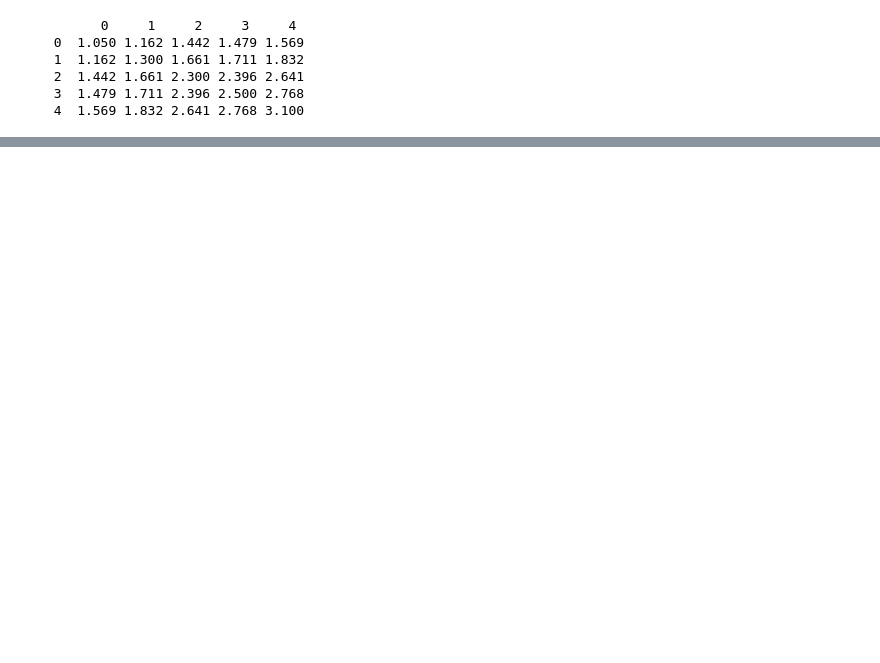
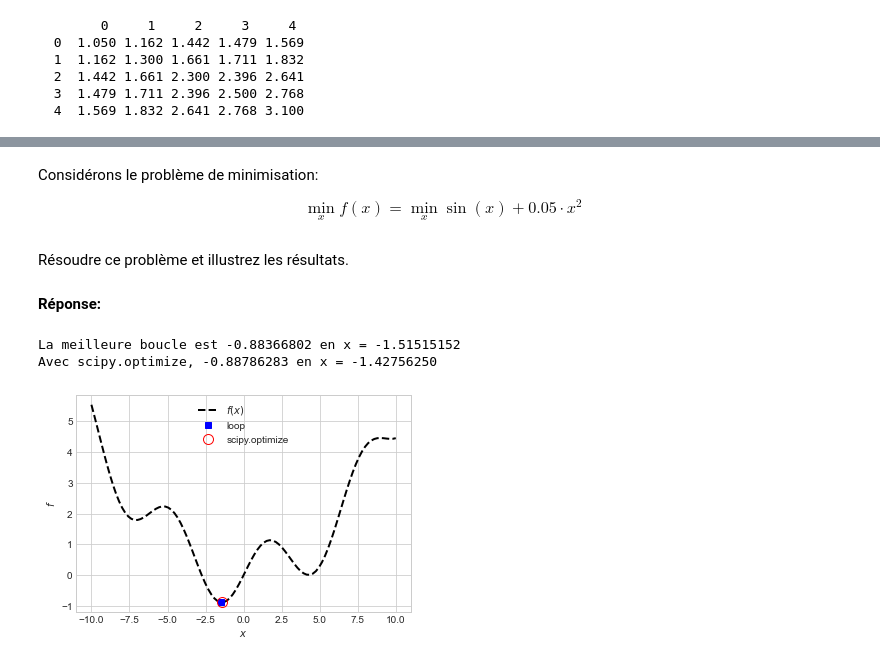
Before and after one commit to lugovalexa/Cours-UGA-Python-M1-Eco, a Jupyter notebook: Notebooks/Devoirs/Devoir_1/Devoir_1.ipynb, the cells around one changed output, grey strips where cells are left out. Cells and saved outputs as stored; diff of their text form; code cells hidden in the pictures; blank space fills up the shorter version.

```diff
--- a/Notebooks/Devoirs/Devoir_1/Devoir_1.ipynb
+++ b/Notebooks/Devoirs/Devoir_1/Devoir_1.ipynb
@@ -90,0 +124,8 @@ Calculez la fonction d'utilité sur une grille(par exemple de 1 à 100)
+# %% [markdown]
+Considérons le problème de minimisation:
+
+$$
+\min_x  f(x) = \min_x \sin(x) + 0.05 \cdot x^2
+$$
+# %% [markdown]
+Résoudre ce problème et illustrez les résultats.
@@ -90,0 +165,53 @@ Calculez la fonction d'utilité sur une grille(par exemple de 1 à 100)
+# %% [markdown]
+**Réponse:**
+# %%
+# a. définition de la fonction
+def f(x):
+    return np.sin(x)+0.05*x**2
+
+# b. solution utilisant une boucle
+import numpy as np
+n = 100
+x_vec = np.linspace(-10,10,n)
+f_vec = np.empty(n)
+
+f_best = np.inf # maximum initial
+x_best = np.nan # ce n'est pas un nombre
+
+for i,x in enumerate(x_vec):
+    f_now = f_vec[i] = f(x)
+    if f_now < f_best:
+        x_best = x
+        f_best = f_now
+
+# c. solution avec scipy.optimize
+from scipy import optimize
+x_guess = [0]
+objective_function = lambda x: f(x[0])
+res = optimize.minimize(objective_function, x_guess, method='Nelder-Mead')
+x_best_scipy = res.x[0]
+f_best_scipy = res.fun
+
+# d. affichage
+print(f'La meilleure boucle est {f_best:.8f} en x = {x_best:.8f}')
+print(f'Avec scipy.optimize, {f_best_scipy:.8f} en x = {x_best_scipy:.8f}')
+
+# e. graphique
+import matplotlib.pyplot as plt
+fig = plt.figure() # dpi = points-per-inch(pouces) (résolution)
+ax = fig.add_subplot(1,1,1)
+
+ax.plot(x_vec,f_vec,ls='--',lw=2,color='black',label='$f(x)$')
+ax.plot(x_best,f_best,ls='',marker='s',color='blue',label='loop')
+ax.plot(x_best_scipy,f_best_scipy,ls='',marker='o',
+        markersize=10,markerfacecolor='none',
+        markeredgecolor='red',label='scipy.optimize')
+
+ax.set_xlabel('$x$')
+ax.set_ylabel('$f$')
+ax.grid(True)
+ax.legend(loc='upper center');
+# %% [output]
+La meilleure boucle est -0.88366802 en x = -1.51515152
+Avec scipy.optimize, -0.88786283 en x = -1.42756250
+[figure, added]
```
Also changed, not shown: parts of 24 cells of this notebook, 7 other files.
